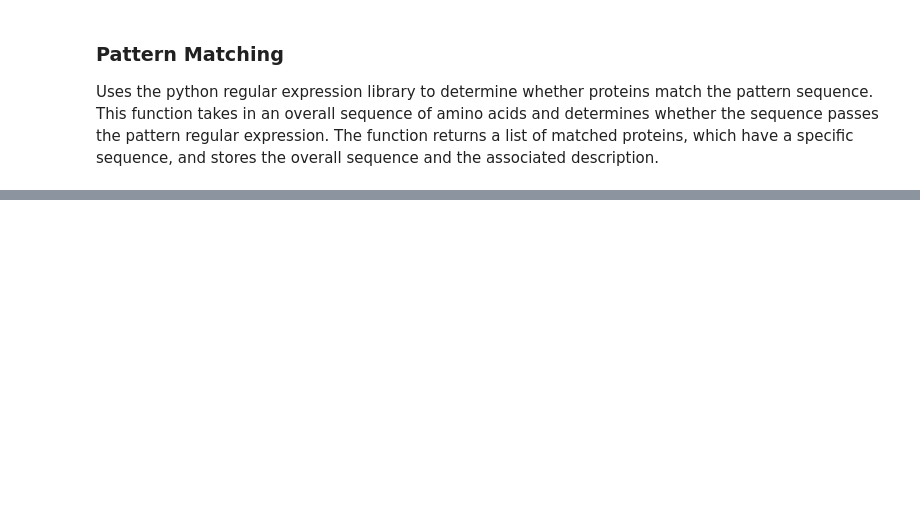
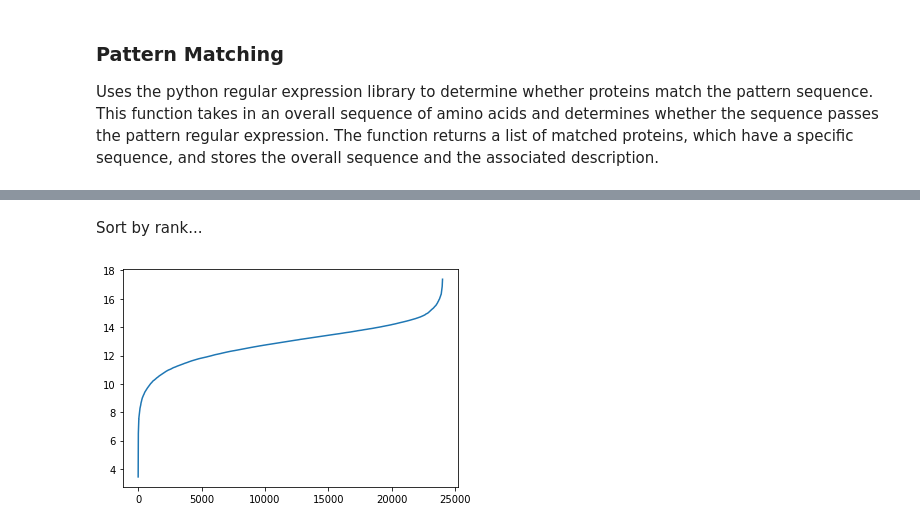
Before and after one commit to nathanalam/lassomining, a Jupyter notebook: Genome_Mining_Script.ipynb, the cells around one changed output, grey strips where cells are left out. Drawn from its saved outputs; the diff is of its cells as text; code cells hidden in the pictures; blank space fills up the shorter version.

Commit message:
implemented precursor ranking

```diff
--- a/Genome_Mining_Script.ipynb
+++ b/Genome_Mining_Script.ipynb
@@ -398,3 +562,11 @@ with open('matches.json', 'w') as outfile:
 lassopeptides = []
 with open('matches.json', 'r') as storedfile:
     lassopeptides = json.loads(storedfile.read())
+# %%
+validpeptides = []
+for peptide in lassopeptides:
+    if(peptide["closestB"] != None):
+        validpeptides.append(peptide)
+
+
+print(len(validpeptides))
@@ -400,0 +597,17 @@ with open('matches.json', 'r') as storedfile:
+# %% [markdown]
+Sort by rank...
+# %%
+def getRank(precursor):
+    return precursor["rank"]
+
+validpeptides.sort(key=getRank)
+# %%
+import matplotlib.pyplot as plt
+rankList = []
+for pep in validpeptides:
+    rankList.append(getRank(pep))
+
+plt.plot(rankList)
+plt.show()
+# %% [output]
+[figure, added]
```
Also changed, not shown: parts of 16 cells of this notebook, 1 other file.
